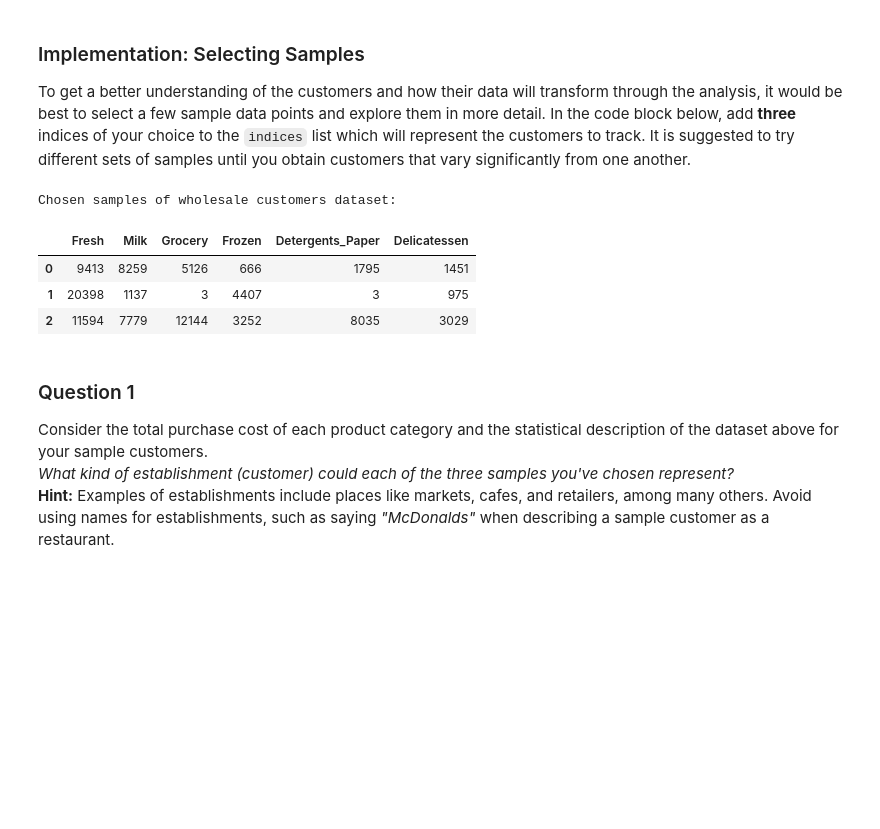
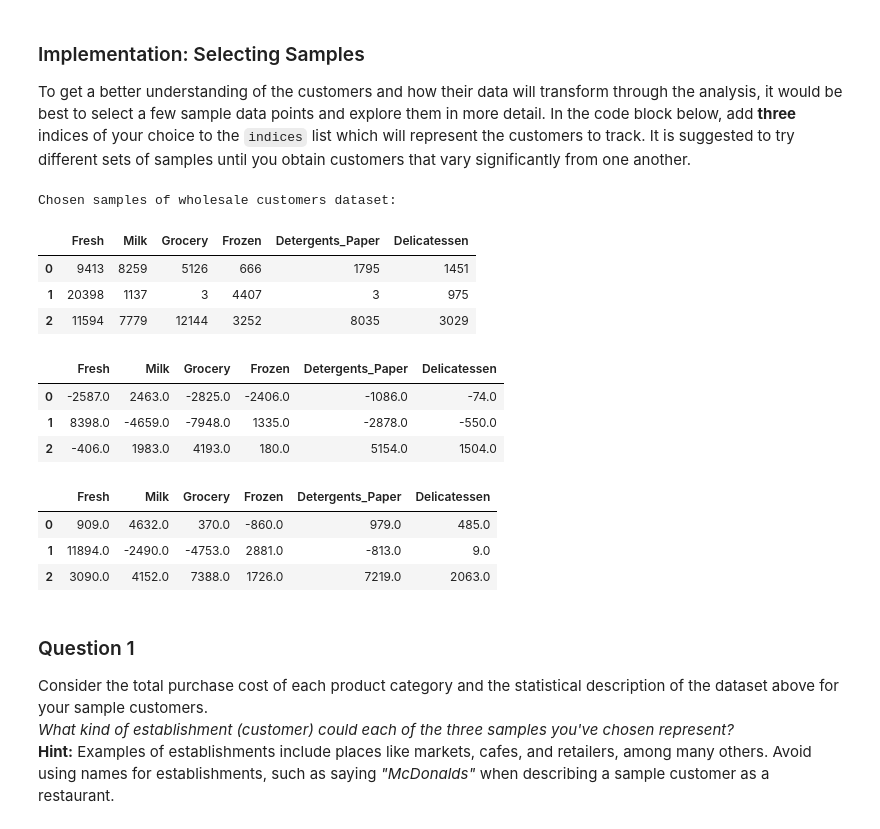
Before and after one commit to yhzzr/ML_unsupervised_learning_project, a Jupyter notebook: customer_segments.ipynb, the cells around one changed output. Saved outputs shown, nothing was run; the diff lists cells and outputs as text; code cells hidden in the pictures; blank space fills up the shorter version.

```diff
--- a/customer_segments.ipynb
+++ b/customer_segments.ipynb
@@ -61,17 +61,27 @@ To get a better understanding of the customers and how their data will transform
 # %%
 # TODO: Select three indices of your choice you wish to sample from the dataset
 indices = [5, 75, 100]
 
 # Create a DataFrame of the chosen samples
 samples = pd.DataFrame(data.loc[indices], columns = data.keys()).reset_index(drop = True)
 print "Chosen samples of wholesale customers dataset:"
 display(samples)
+display(samples - np.round(data.mean()))
+display(samples - np.round(data.median()))
 # %% [output]
 Chosen samples of wholesale customers dataset:
 |  | Fresh | Milk | Grocery | Frozen | Detergents_Paper | Delicatessen |
 | 0 | 9413 | 8259 | 5126 | 666 | 1795 | 1451 |
 | 1 | 20398 | 1137 | 3 | 4407 | 3 | 975 |
 | 2 | 11594 | 7779 | 12144 | 3252 | 8035 | 3029 |
+|  | Fresh | Milk | Grocery | Frozen | Detergents_Paper | Delicatessen |
+| 0 | -2587.0 | 2463.0 | -2825.0 | -2406.0 | -1086.0 | -74.0 |
+| 1 | 8398.0 | -4659.0 | -7948.0 | 1335.0 | -2878.0 | -550.0 |
+| 2 | -406.0 | 1983.0 | 4193.0 | 180.0 | 5154.0 | 1504.0 |
+|  | Fresh | Milk | Grocery | Frozen | Detergents_Paper | Delicatessen |
+| 0 | 909.0 | 4632.0 | 370.0 | -860.0 | 979.0 | 485.0 |
+| 1 | 11894.0 | -2490.0 | -4753.0 | 2881.0 | -813.0 | 9.0 |
+| 2 | 3090.0 | 4152.0 | 7388.0 | 1726.0 | 7219.0 | 2063.0 |
 # %% [markdown]
 ### Question 1
 Consider the total purchase cost of each product category and the statistical description of the dataset above for your sample customers.
```
Also changed, not shown: parts of 13 cells of this notebook, 2 other files.
